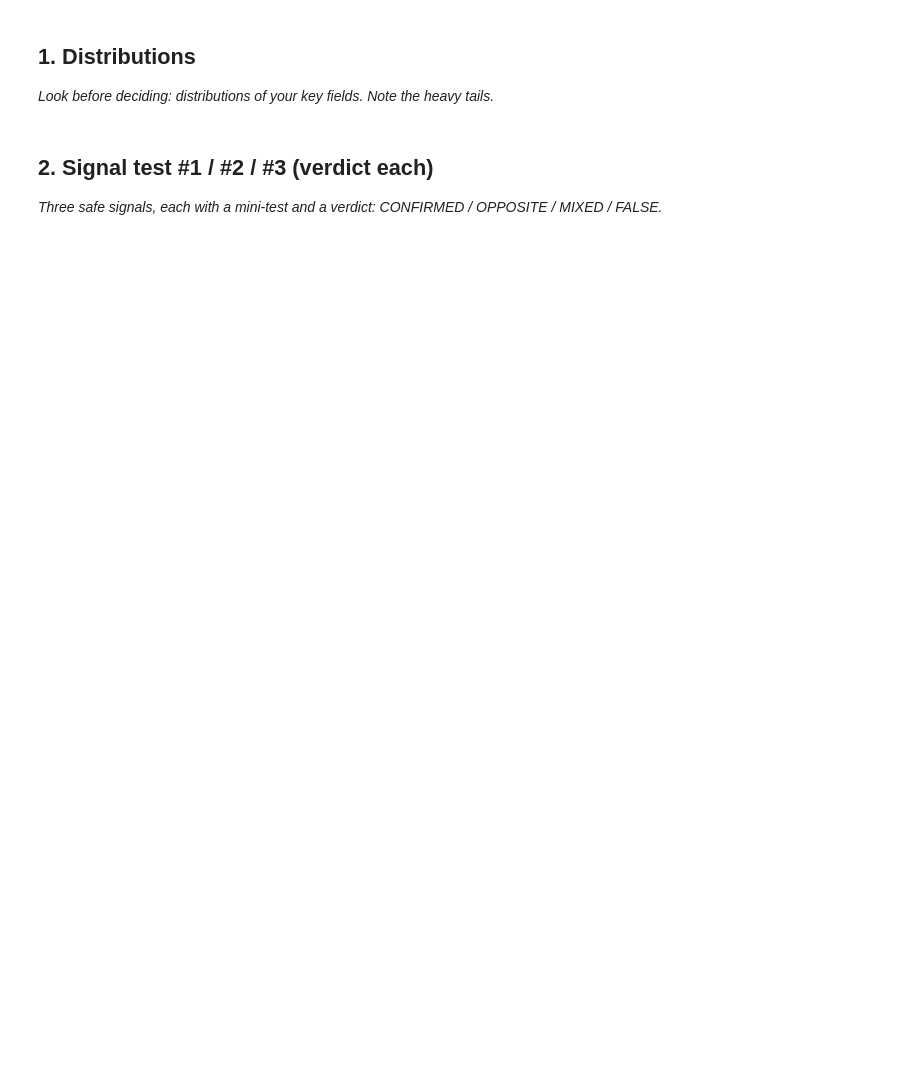
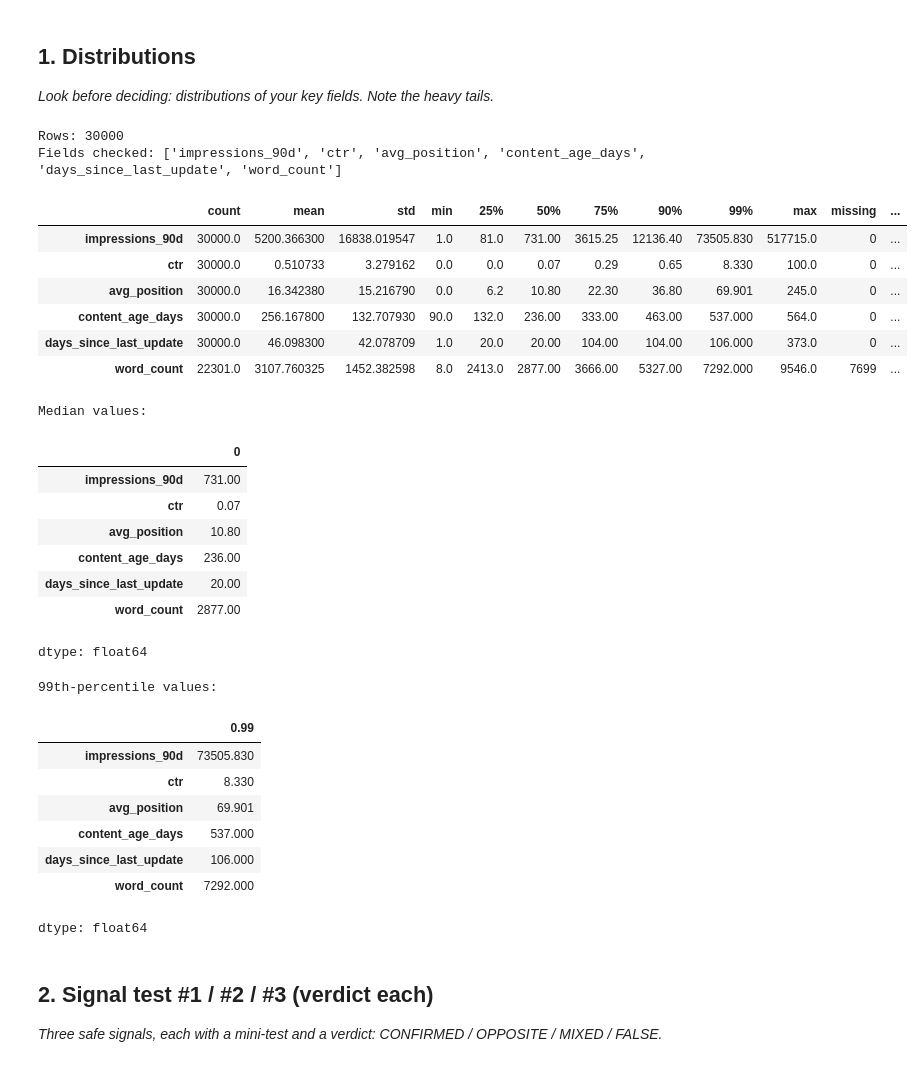
Before and after one commit to bilalahmed251/-ML-Search-Discovery, a Jupyter notebook: work/notebooks/w04_signal_audit.ipynb, the cells around one changed output. Drawn from its saved outputs; the diff is of its cells as text; code cells hidden in the pictures; blank space fills up the shorter version.

```diff
--- a/work/notebooks/w04_signal_audit.ipynb
+++ b/work/notebooks/w04_signal_audit.ipynb
@@ -16,3 +16,75 @@ This skeleton is yours to fill. Work the sections **in order** — each one has
+# %%
+import os
+import pandas as pd
+import numpy as np
+
+repo = "/content/ML-Search-Discovery"
+
+if not os.path.exists(repo):
+    !git clone -q --depth 1 https://github.com/bilalahmed251/-ML-Search-Discovery.git {repo}
+
+df = pd.read_csv(
+    f"{repo}/data/raw/content_refresh_anonymized.csv"
+ ).copy()
+
+key_fields = [
+    "impressions_90d",
+    "ctr",
+    "avg_position",
+    "content_age_days",
+    "days_since_last_update",
+    "word_count",
+]
+
+available_fields = [
+    field for field in key_fields
+    if field in df.columns
+]
+
+summary = df[available_fields].describe(
+    percentiles=[0.25, 0.50, 0.75, 0.90, 0.99]
+).T
+
+summary["missing"] = df[available_fields].isna().sum()
+summary["skewness"] = df[available_fields].skew()
+
+print("Rows:", len(df))
+print("Fields checked:", available_fields)
+display(summary)
+
+print("Median values:")
+display(df[available_fields].median())
+
+print("99th-percentile values:")
+display(df[available_fields].quantile(0.99))
+# %% [output]
+Rows: 30000
+Fields checked: ['impressions_90d', 'ctr', 'avg_position', 'content_age_days', 'days_since_last_update', 'word_count']
+|  | count | mean | std | min | 25% | 50% | 75% | 90% | 99% | max | missing | ... |
+| impressions_90d | 30000.0 | 5200.366300 | 16838.019547 | 1.0 | 81.0 | 731.00 | 3615.25 | 12136.40 | 73505.830 | 517715.0 | 0 | ... |
+| ctr | 30000.0 | 0.510733 | 3.279162 | 0.0 | 0.0 | 0.07 | 0.29 | 0.65 | 8.330 | 100.0 | 0 | ... |
+| avg_position | 30000.0 | 16.342380 | 15.216790 | 0.0 | 6.2 | 10.80 | 22.30 | 36.80 | 69.901 | 245.0 | 0 | ... |
+| content_age_days | 30000.0 | 256.167800 | 132.707930 | 90.0 | 132.0 | 236.00 | 333.00 | 463.00 | 537.000 | 564.0 | 0 | ... |
+| days_since_last_update | 30000.0 | 46.098300 | 42.078709 | 1.0 | 20.0 | 20.00 | 104.00 | 104.00 | 106.000 | 373.0 | 0 | ... |
+| word_count | 22301.0 | 3107.760325 | 1452.382598 | 8.0 | 2413.0 | 2877.00 | 3666.00 | 5327.00 | 7292.000 | 9546.0 | 7699 | ... |
+Median values:
+|  | 0 |
+| impressions_90d | 731.00 |
+| ctr | 0.07 |
+| avg_position | 10.80 |
+| content_age_days | 236.00 |
+| days_since_last_update | 20.00 |
+| word_count | 2877.00 |
+dtype: float64
+99th-percentile values:
+|  | 0.99 |
+| impressions_90d | 73505.830 |
+| ctr | 8.330 |
+| avg_position | 69.901 |
+| content_age_days | 537.000 |
+| days_since_last_update | 106.000 |
+| word_count | 7292.000 |
+dtype: float64
 # %% [markdown]
 ## 2. Signal test #1 / #2 / #3 (verdict each)
 
```
Also changed, not shown: parts of 10 cells of this notebook.
